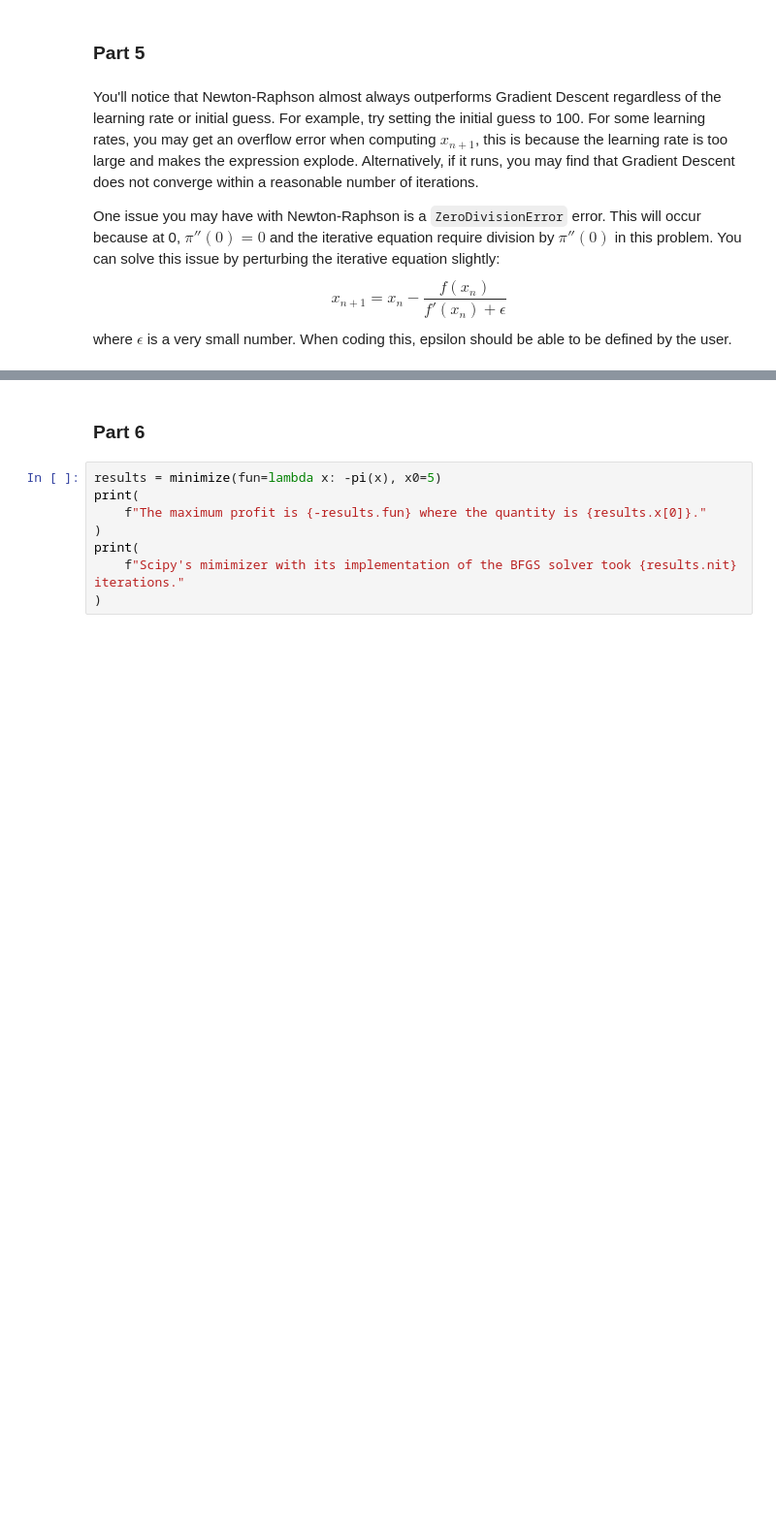
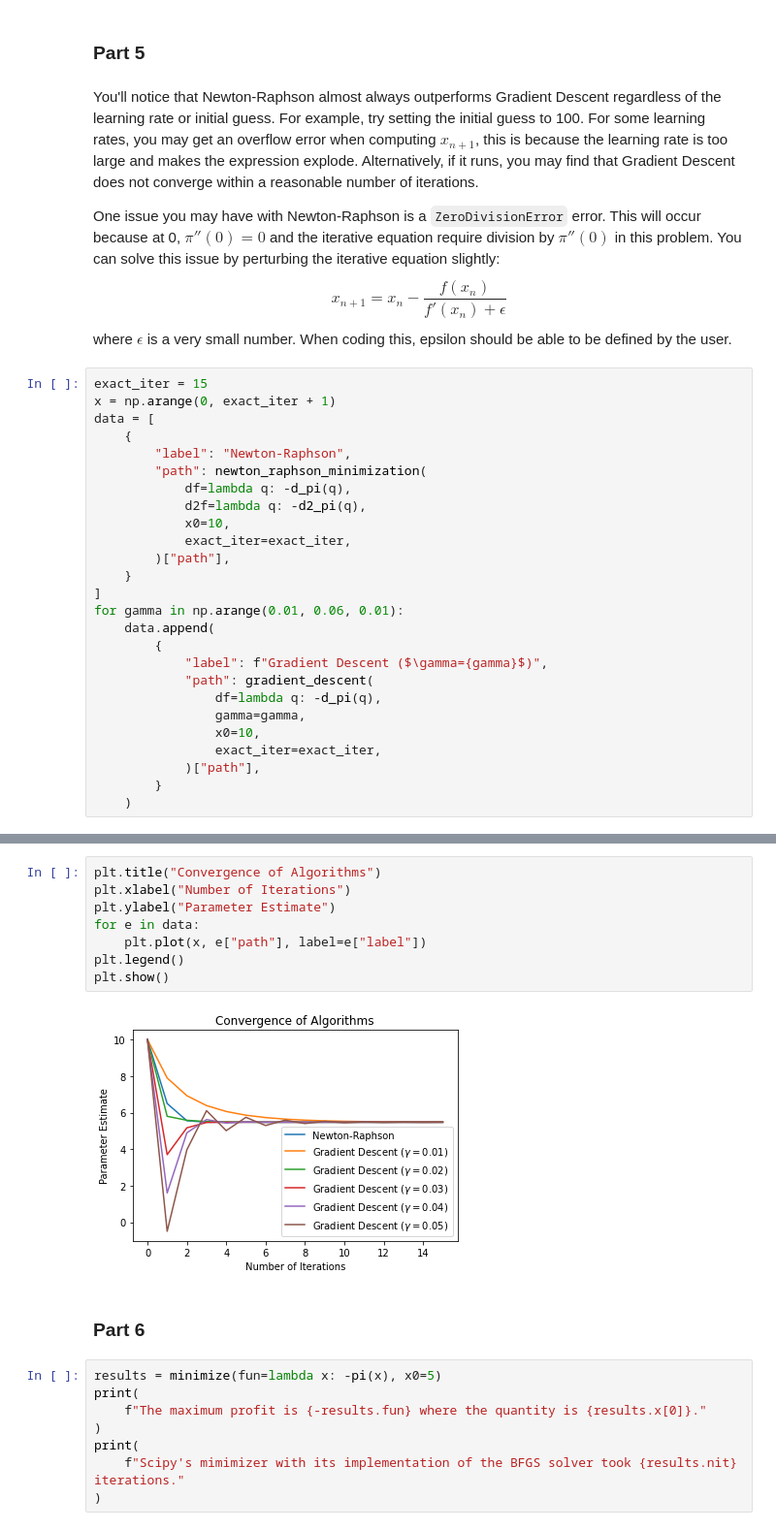
Before and after one commit to edkrueger/gradient-descent-newton-raphson, a Jupyter notebook: monopolists_problem.ipynb, the cells around one changed output, grey strips where cells are left out. Shown: that part at 97% size. Drawn from its saved outputs; the diff is of its cells as text; blank space fills up the shorter version.

Commit message:
Add a plot of convergence for gradient descent and newton-raphson.

```diff
--- a/monopolists_problem.ipynb
+++ b/monopolists_problem.ipynb
@@ -326,3 +325,29 @@ You'll notice that Newton-Raphson almost always outperforms Gradient Descent reg
 One issue you may have with Newton-Raphson is a `ZeroDivisionError` error. This will occur because at 0, $\pi''(0)=0$ and the iterative equation require division by $\pi''(0)$ in this problem. You can solve this issue by perturbing the iterative equation slightly:
 $$x_{n+1} = x_{n} - \frac{f(x_{n})}{f'(x_{n})+\epsilon}$$
 where $\epsilon$ is a very small number. When coding this, epsilon should be able to be defined by the user.
+# %%
+exact_iter = 15
+x = np.arange(0, exact_iter + 1)
+data = [
+    {
+        "label": "Newton-Raphson",
+        "path": newton_raphson_minimization(
+            df=lambda q: -d_pi(q),
+            d2f=lambda q: -d2_pi(q),
+            x0=10,
+            exact_iter=exact_iter,
+        )["path"],
+    }
+]
+for gamma in np.arange(0.01, 0.06, 0.01):
+    data.append(
+        {
+            "label": f"Gradient Descent ($\gamma={gamma}$)",
+            "path": gradient_descent(
+                df=lambda q: -d_pi(q),
+                gamma=gamma,
+                x0=10,
+                exact_iter=exact_iter,
+            )["path"],
+        }
+    )
@@ -329,3 +374,13 @@ where $\epsilon$ is a very small number. When coding this, epsilon should be abl
+# %%
+plt.title("Convergence of Algorithms")
+plt.xlabel("Number of Iterations")
+plt.ylabel("Parameter Estimate")
+for e in data:
+    plt.plot(x, e["path"], label=e["label"])
+plt.legend()
+plt.show()
+# %% [output]
+[figure, added]
 # %% [markdown]
 ### Part 6
 # %%
```
Also changed, not shown: parts of 3 cells of this notebook.
